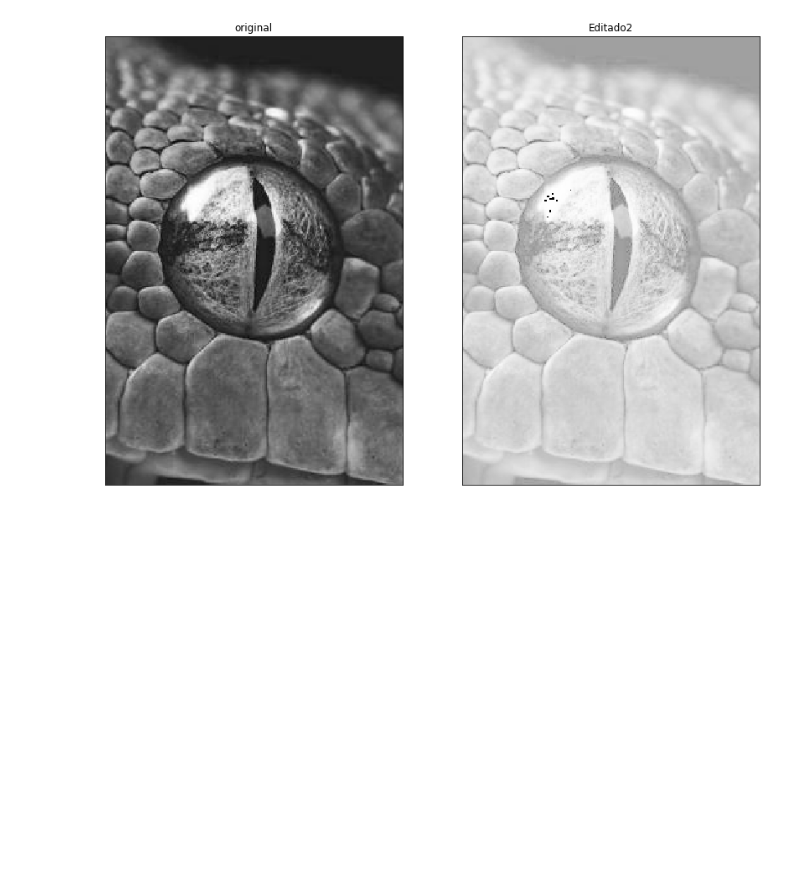
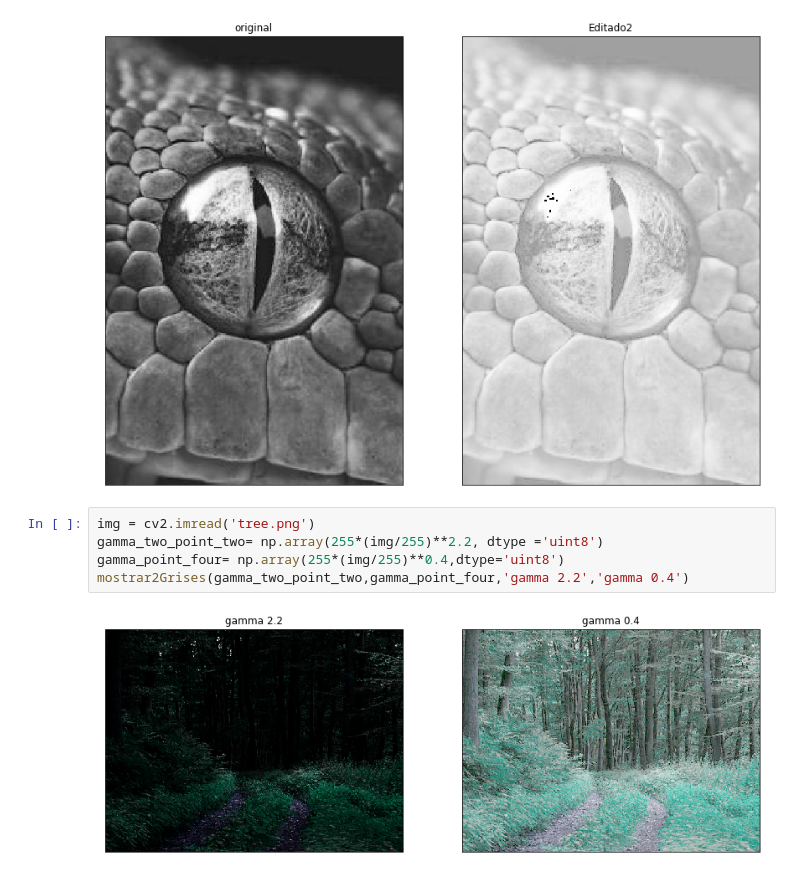
Before and after one commit to gabrielmercado90/PDI1, a Jupyter notebook: Interpolacion_y_transformaciones.ipynb, the cells around one changed output. Drawn from its saved outputs; the diff is of its cells as text; blank space fills up the shorter version.

```diff
--- a/Interpolacion_y_transformaciones.ipynb
+++ b/Interpolacion_y_transformaciones.ipynb
@@ -179,3 +179,10 @@ img_log = np.array(img_log, dtype = np.uint8)
 mostrar2Grises(img, img_log)
 # %% [output]
 [figure]
+# %%
+img = cv2.imread('tree.png')
+gamma_two_point_two= np.array(255*(img/255)**2.2, dtype ='uint8')
+gamma_point_four= np.array(255*(img/255)**0.4,dtype='uint8')
+mostrar2Grises(gamma_two_point_two,gamma_point_four,'gamma 2.2','gamma 0.4')
+# %% [output]
+[figure, added]
```
